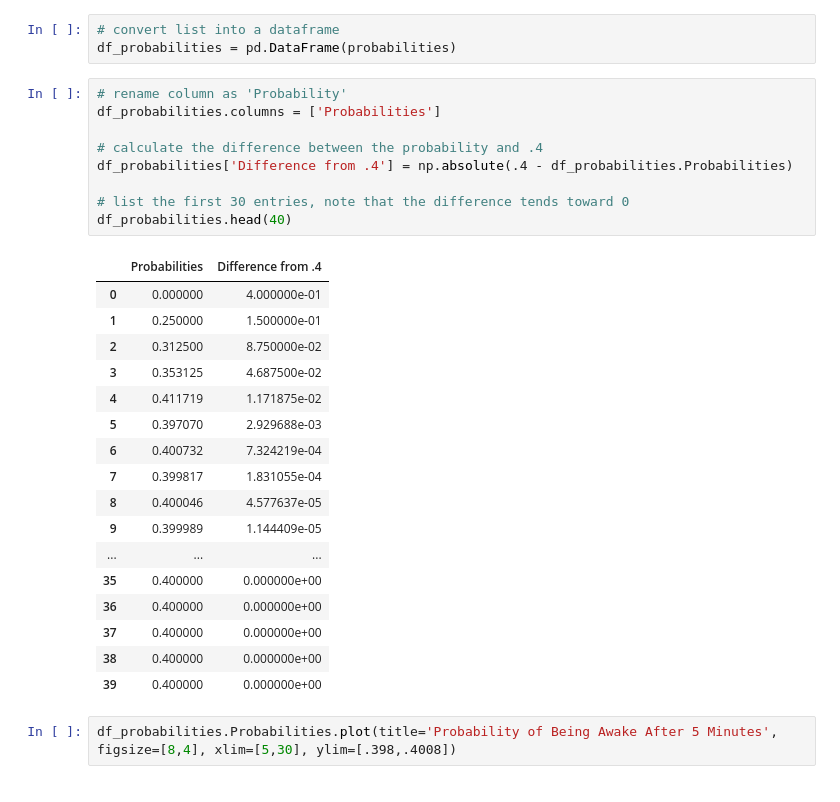
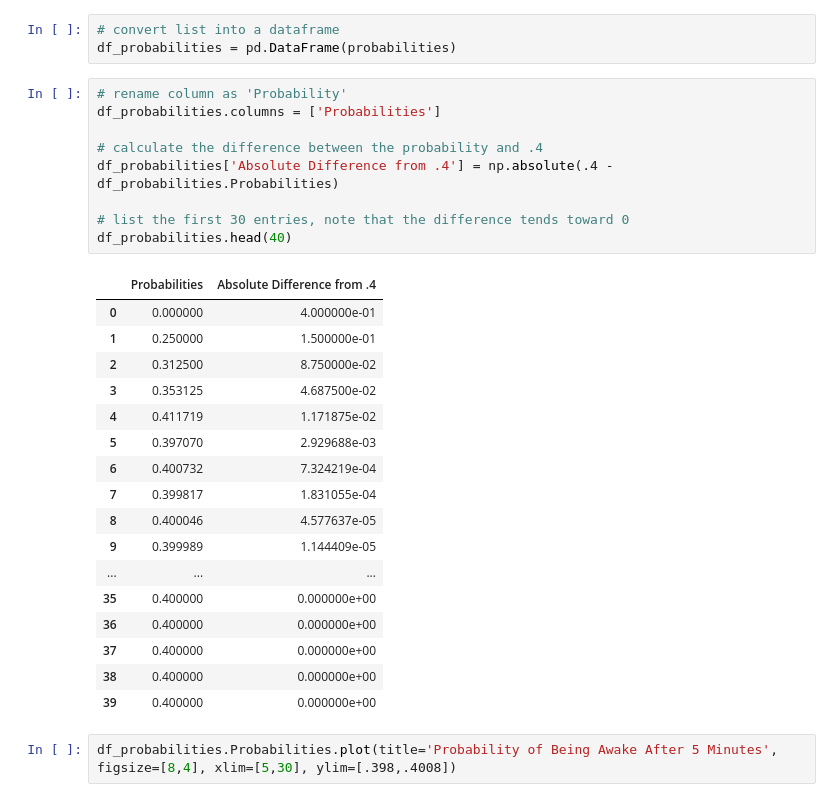
Before and after one commit to ekuo651/Fun-Probability-Problems, a Jupyter notebook: Insomniac/Insomniac.ipynb, the cells around one changed output. Drawn from its saved outputs; the diff is of its cells as text.

```diff
--- a/Insomniac/Insomniac.ipynb
+++ b/Insomniac/Insomniac.ipynb
@@ -41,14 +40,14 @@ df_probabilities = pd.DataFrame(probabilities)
 # %%
 # rename column as 'Probability'
 df_probabilities.columns = ['Probabilities']
 
 # calculate the difference between the probability and .4
-df_probabilities['Difference from .4'] = np.absolute(.4 - df_probabilities.Probabilities)
+df_probabilities['Absolute Difference from .4'] = np.absolute(.4 - df_probabilities.Probabilities)
 
 # list the first 30 entries, note that the difference tends toward 0
 df_probabilities.head(40)
 # %% [output]
-|  | Probabilities | Difference from .4 |
+|  | Probabilities | Absolute Difference from .4 |
 | 0 | 0.000000 | 4.000000e-01 |
 | 1 | 0.250000 | 1.500000e-01 |
 | 2 | 0.312500 | 8.750000e-02 |
```
Also changed, not shown: parts of 6 cells of this notebook.
